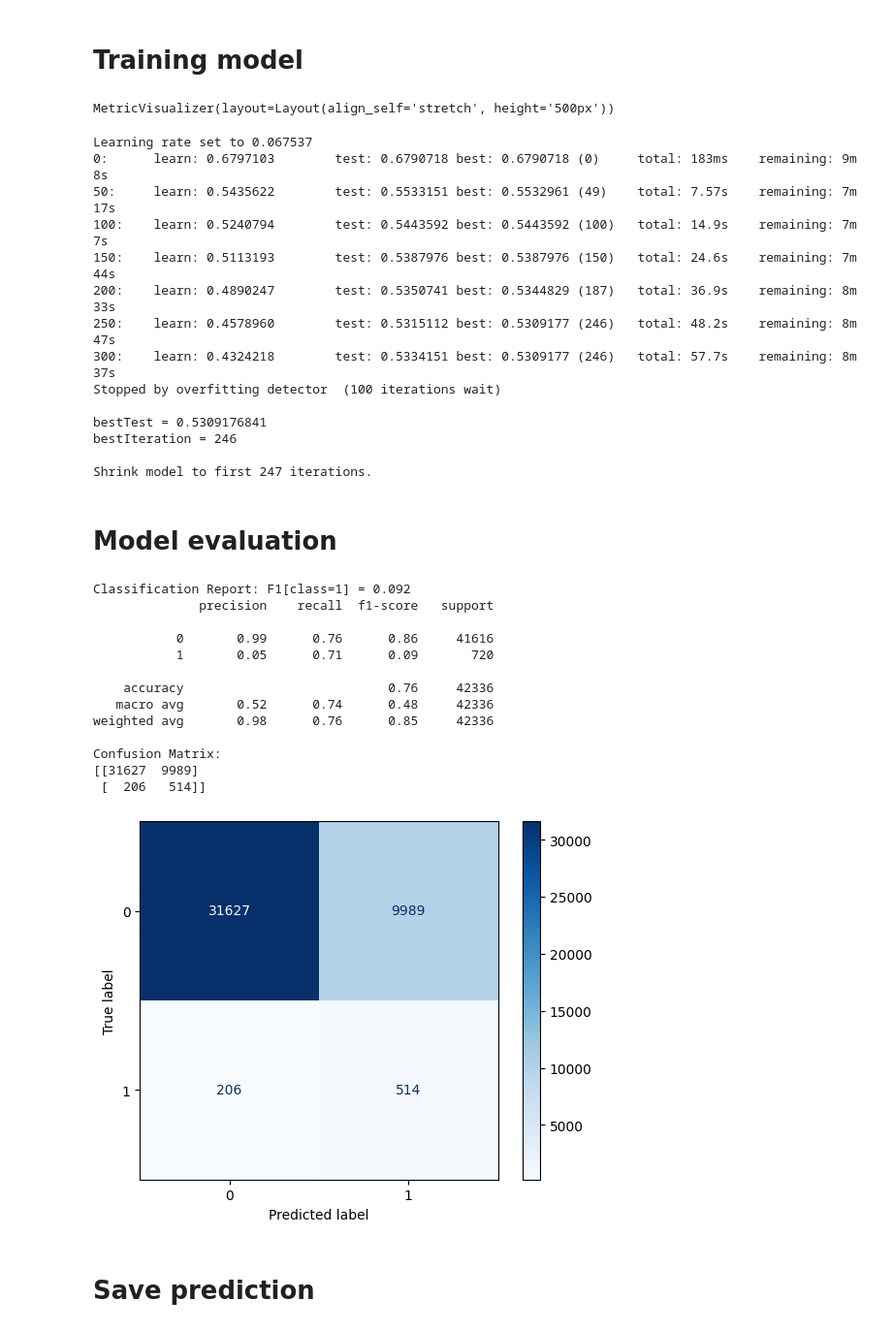
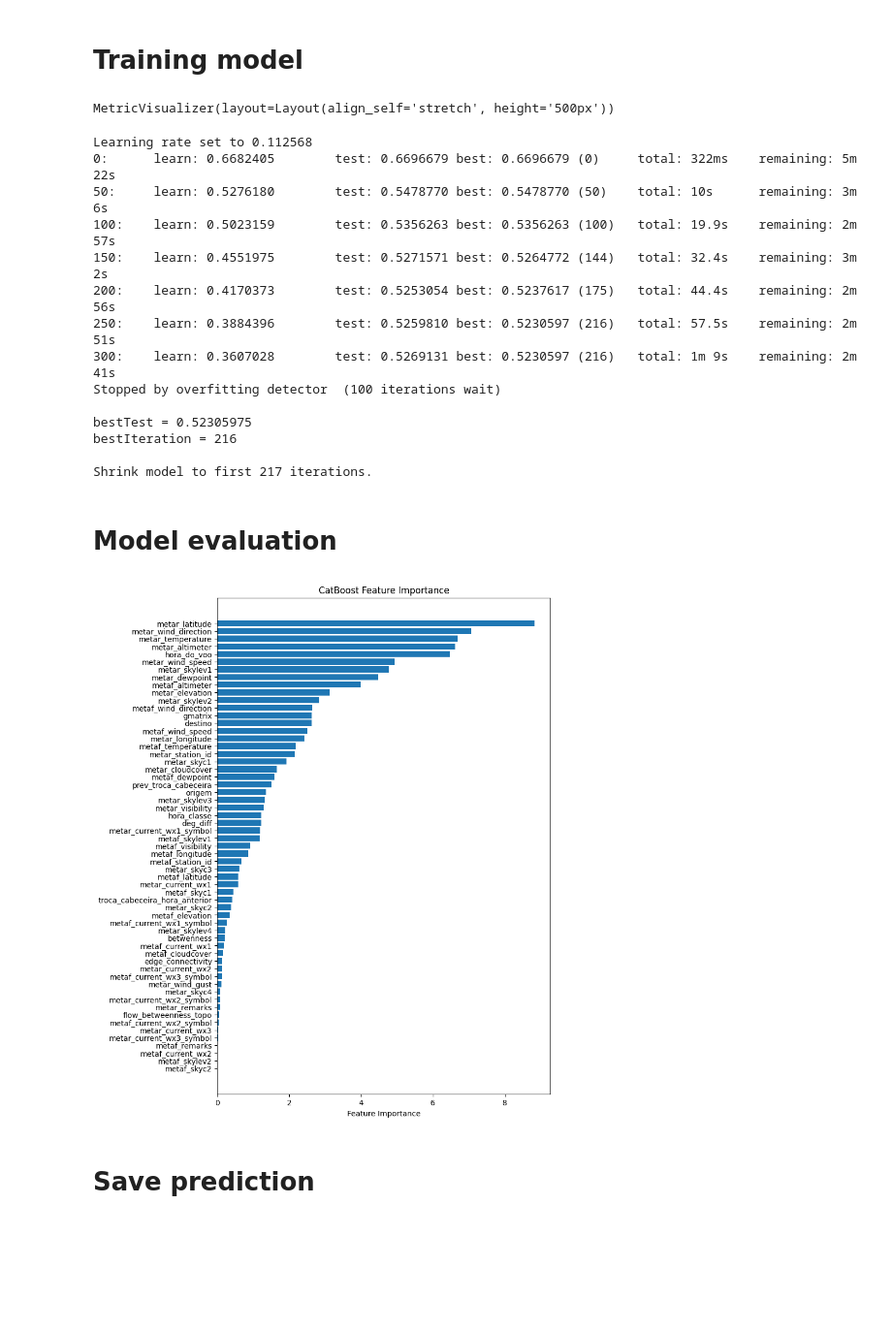
Before and after one commit to ryukinix/dsc2024, a Jupyter notebook: notebooks/catboost-baseline.ipynb, the cells around one changed output. Shown at 97% size. Saved outputs shown, nothing was run; the diff lists cells and outputs as text; code cells hidden in the pictures; blank space fills up the shorter version.

Commit message:
Add timedelta features: doesn't help too much

```diff
--- a/notebooks/catboost-baseline.ipynb
+++ b/notebooks/catboost-baseline.ipynb
@@ -9,7 +10,7 @@ from dsc2024 import handling
 # %%
 # Parameters
 sampling = None # None to use everything
-real_test = False
+real_test = True
 # %%
 %%time
 
@@ -76,6 +77,8 @@ Data columns (total 57 columns):
  56  metaf_remarks                  89705 non-null   object
 dtypes: datetime64[ns](3), float64(34), int64(2), object(18)
 memory usage: 93.7+ MB
+# %%
+df = features.create_timedelta_features(df)
 # %%
 # drop non-feature datetime / image columns (to be out of baseline for feature engineering)
 datetime_columns = ["hora_ref", "metaf_date_time", "metar_date_time", "url_img_satelite"]
@@ -174,6 +178,7 @@ if real_test:
     # data handling
     df_real_test = datasets.get_test_dataset()
     df_real_test.dropna(axis=1, how="all", inplace=True)
+    df_reat_test = features.create_timedelta_features(df_real_test)
     df_real_test.drop(columns=datetime_columns, inplace=True)
     X_test = df_real_test
     X_test.fillna(cat_features_fill_map, inplace=True)
@@ -210,7 +233,7 @@ train_data = Pool(
 eval_metric = "Logloss"
 metric = "F1:use_weights=false"
 model = CatBoostClassifier(
-    iterations=3000,  # Maximum number of trees (you can adjust this)
+    iterations=1000,  # Maximum number of trees (you can adjust this)
     early_stopping_rounds=100,  # Number of iterations to wait for improvement
     eval_metric=eval_metric,  # Metric to use for early stopping
     cat_features=cat_features,
@@ -224,20 +247,20 @@ model.fit(train_data, eval_set=(X_eval, y_eval), plot=True)
 y_pred = model.predict(X_test)
 # %% [output]
 MetricVisualizer(layout=Layout(align_self='stretch', height='500px'))
-Learning rate set to 0.067537
-0:      learn: 0.6797103        test: 0.6790718 best: 0.6790718 (0)     total: 183ms    remaining: 9m 8s
-50:     learn: 0.5435622        test: 0.5533151 best: 0.5532961 (49)    total: 7.57s    remaining: 7m 17s
-100:    learn: 0.5240794        test: 0.5443592 best: 0.5443592 (100)   total: 14.9s    remaining: 7m 7s
-150:    learn: 0.5113193        test: 0.5387976 best: 0.5387976 (150)   total: 24.6s    remaining: 7m 44s
-200:    learn: 0.4890247        test: 0.5350741 best: 0.5344829 (187)   total: 36.9s    remaining: 8m 33s
-250:    learn: 0.4578960        test: 0.5315112 best: 0.5309177 (246)   total: 48.2s    remaining: 8m 47s
-300:    learn: 0.4324218        test: 0.5334151 best: 0.5309177 (246)   total: 57.7s    remaining: 8m 37s
+Learning rate set to 0.112568
+0:      learn: 0.6682405        test: 0.6696679 best: 0.6696679 (0)     total: 322ms    remaining: 5m 22s
+50:     learn: 0.5276180        test: 0.5478770 best: 0.5478770 (50)    total: 10s      remaining: 3m 6s
+100:    learn: 0.5023159        test: 0.5356263 best: 0.5356263 (100)   total: 19.9s    remaining: 2m 57s
+150:    learn: 0.4551975        test: 0.5271571 best: 0.5264772 (144)   total: 32.4s    remaining: 3m 2s
+200:    learn: 0.4170373        test: 0.5253054 best: 0.5237617 (175)   total: 44.4s    remaining: 2m 56s
+250:    learn: 0.3884396        test: 0.5259810 best: 0.5230597 (216)   total: 57.5s    remaining: 2m 51s
+300:    learn: 0.3607028        test: 0.5269131 best: 0.5230597 (216)   total: 1m 9s    remaining: 2m 41s
 Stopped by overfitting detector  (100 iterations wait)
 
-bestTest = 0.5309176841
-bestIteration = 246
+bestTest = 0.52305975
+bestIteration = 216
 
-Shrink model to first 247 iterations.
+Shrink model to first 217 iterations.
 # %% [markdown]
 # Model evaluation
 # %%
@@ -258,21 +281,20 @@ if not real_test:
     disp = ConfusionMatrixDisplay(confusion_matrix=cm)
     disp.plot(cmap=plt.cm.Blues)
     plt.show()
-# %% [output]
-Classification Report: F1[class=1] = 0.092
-              precision    recall  f1-score   support
-
-           0       0.99      0.76      0.86     41616
-           1       0.05      0.71      0.09       720
-
-    accuracy                           0.76     42336
-   macro avg       0.52      0.74      0.48     42336
-weighted avg       0.98      0.76      0.85     42336
-
-Confusion Matrix:
-[[31627  9989]
- [  206   514]]
-[figure, removed]
+# %%
+# plot feature importance
+feature_importance = model.get_feature_importance(type='FeatureImportance')
+feature_names = model.feature_names_
+sorted_idx = feature_importance.argsort()
+
+plt.figure(figsize=(8, 12))
+plt.barh(range(len(sorted_idx)), feature_importance[sorted_idx], align='center')
+plt.yticks(range(len(sorted_idx)), [feature_names[i] for i in sorted_idx])
+plt.xlabel('Feature Importance')
+plt.title('CatBoost Feature Importance')
+plt.show()
+# %% [output]
+[figure, added]
 # %% [markdown]
 # Save prediction
 # %%
```
Also changed, not shown: parts of 7 cells of this notebook, 1 other file.
